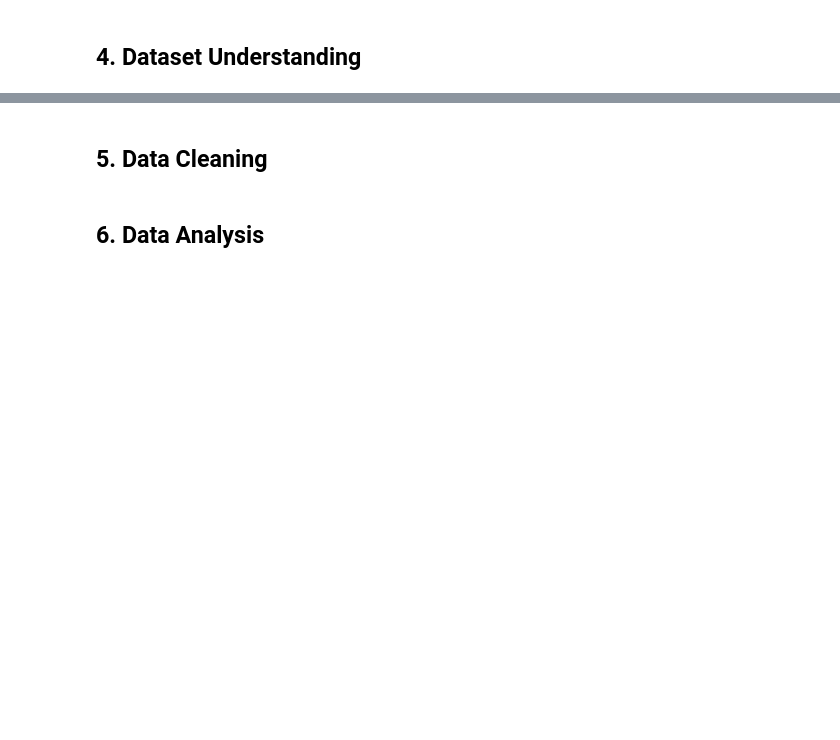
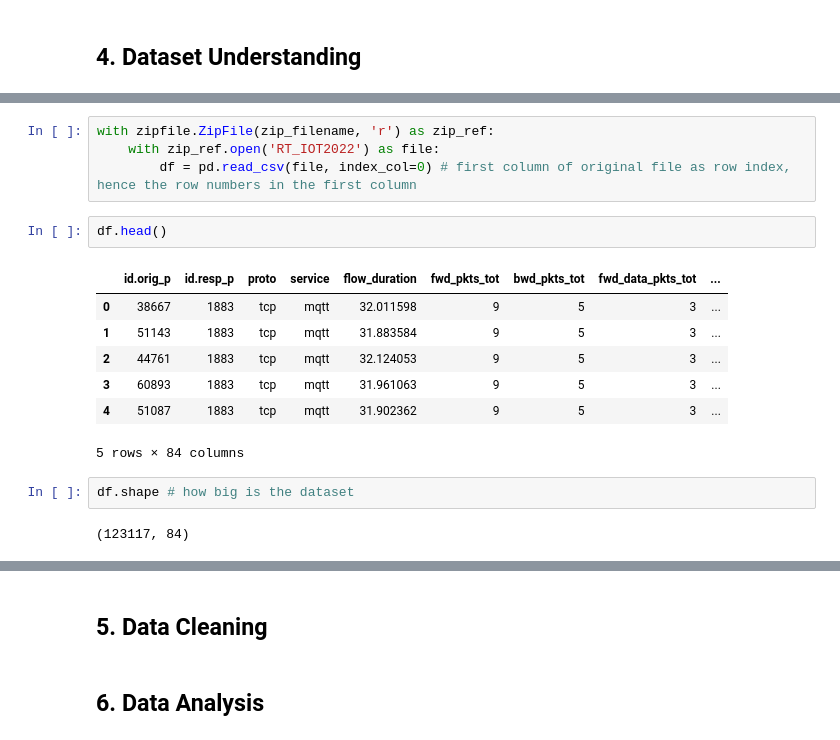
Before and after one commit to AzizaZaman101/RT-IoT2022_Multi-Class_IoT_Attack_Detection_ML, a Jupyter notebook: notebooks/RT_IoT2022_Multi_Class_IoT_Attack_Detection_ML.ipynb, the cells around one changed output, grey strips where cells are left out. Drawn from its saved outputs; the diff is of its cells as text; blank space fills up the shorter version.

```diff
--- a/notebooks/RT_IoT2022_Multi_Class_IoT_Attack_Detection_ML.ipynb
+++ b/notebooks/RT_IoT2022_Multi_Class_IoT_Attack_Detection_ML.ipynb
@@ -35,0 +66,18 @@ df = read_csv("") # df is a python object containing the loaded data
+# %%
+with zipfile.ZipFile(zip_filename, 'r') as zip_ref:
+    with zip_ref.open('RT_IOT2022') as file:
+        df = pd.read_csv(file, index_col=0) # first column of original file as row index, hence the row numbers in the first column
+# %%
+df.head()
+# %% [output]
+|  | id.orig_p | id.resp_p | proto | service | flow_duration | fwd_pkts_tot | bwd_pkts_tot | fwd_data_pkts_tot | ... |
+| 0 | 38667 | 1883 | tcp | mqtt | 32.011598 | 9 | 5 | 3 | ... |
+| 1 | 51143 | 1883 | tcp | mqtt | 31.883584 | 9 | 5 | 3 | ... |
+| 2 | 44761 | 1883 | tcp | mqtt | 32.124053 | 9 | 5 | 3 | ... |
+| 3 | 60893 | 1883 | tcp | mqtt | 31.961063 | 9 | 5 | 3 | ... |
+| 4 | 51087 | 1883 | tcp | mqtt | 31.902362 | 9 | 5 | 3 | ... |
+5 rows × 84 columns
+# %%
+df.shape # how big is the dataset
+# %% [output]
+(123117, 84)
```
Also changed, not shown: parts of 16 cells of this notebook.
